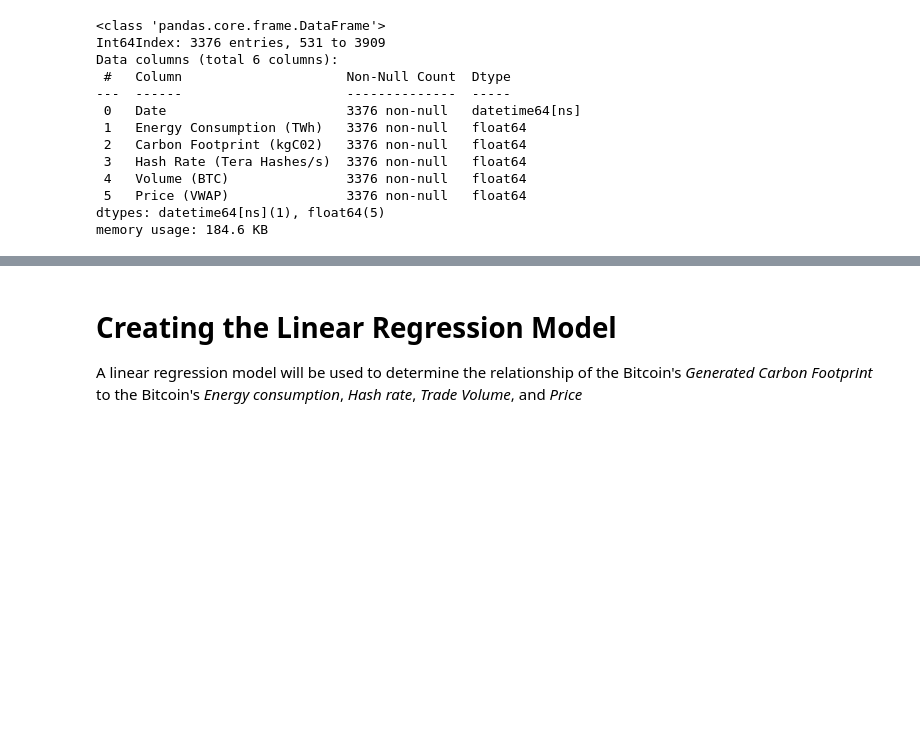
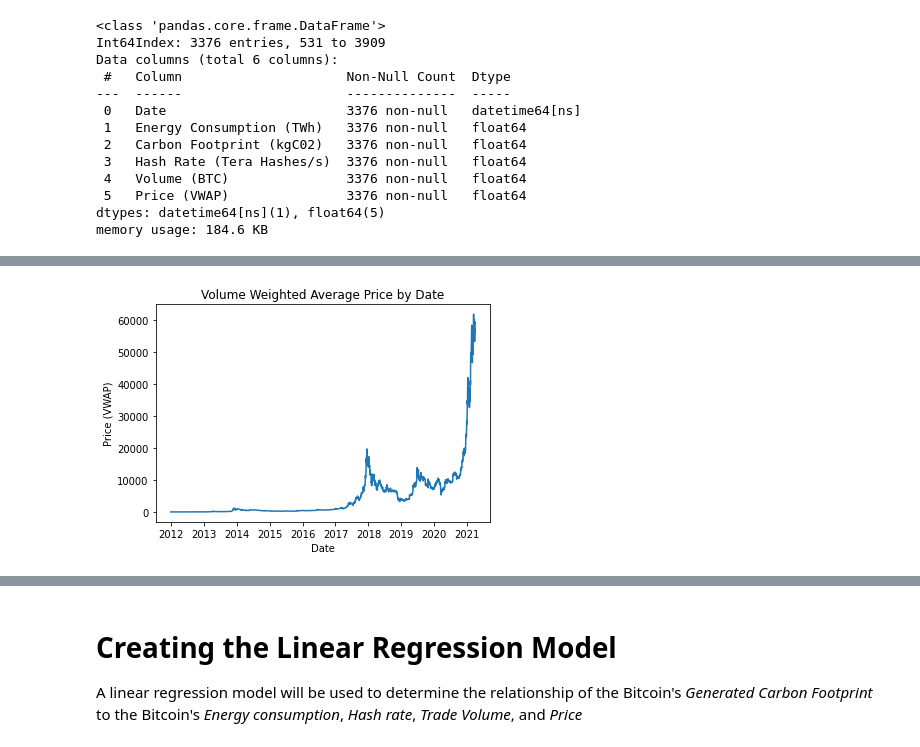
Before and after one commit to nicocoloco/cs132proj, a Jupyter notebook: CS-132-Final-Project.ipynb, the cells around one changed output, grey strips where cells are left out. Cells and saved outputs as stored; diff of their text form; code cells hidden in the pictures; blank space fills up the shorter version.

```diff
--- a/CS-132-Final-Project.ipynb
+++ b/CS-132-Final-Project.ipynb
@@ -409,0 +440,9 @@ memory usage: 184.6 KB
+# %%
+# Plotting the time series of Price (VWAP)
+plt.plot(df["Date"], df["Price (VWAP)"])
+plt.title("Volume Weighted Average Price by Date")
+plt.xlabel("Date")
+plt.ylabel("Price (VWAP)")
+plt.show()
+# %% [output]
+[figure, added]
```
Also changed, not shown: parts of 6 cells of this notebook.
